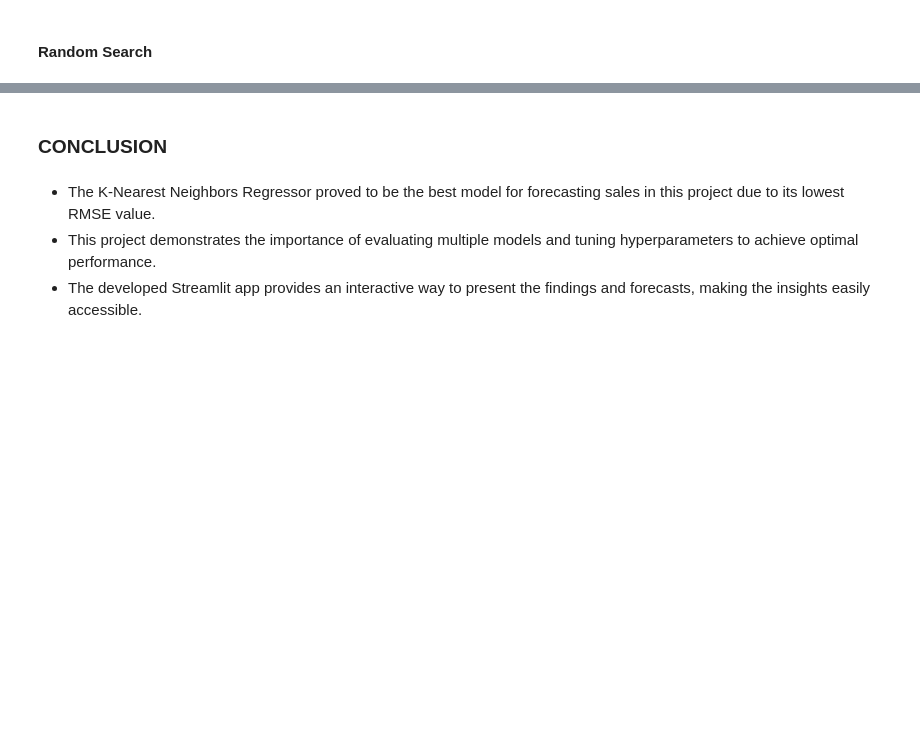
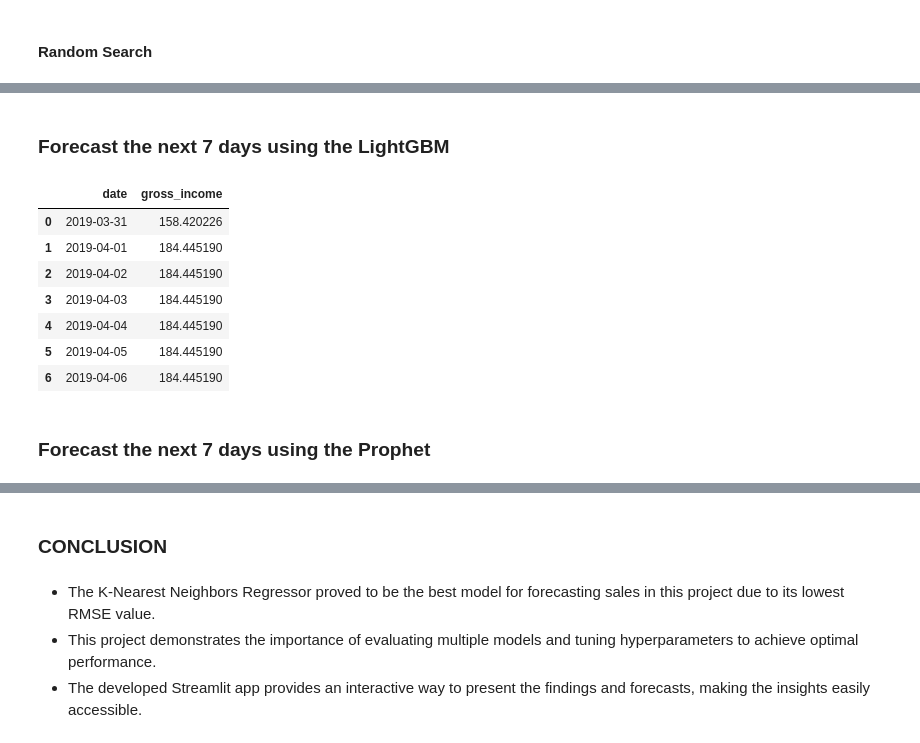
Before and after one commit to MustafaAldabbas/Machine_learning_superMarket, a Jupyter notebook: Notebook/Natalia.ipynb, the cells around one changed output, grey strips where cells are left out. Cells and saved outputs as stored; diff of their text form; code cells hidden in the pictures; blank space fills up the shorter version.

```diff
--- a/Notebook/Natalia.ipynb
+++ b/Notebook/Natalia.ipynb
@@ -464,0 +637,24 @@ Error:
+# %% [markdown]
+### Forecast the next 7 days using the LightGBM
+# %%
+last_date = gross_income_by_date['date'].max()
+forecast_dates = pd.date_range(start=last_date, periods=8, inclusive='right')
+forecast_features = pd.DataFrame({
+    'date': forecast_dates,
+    'year': forecast_dates.year,
+    'month': forecast_dates.month,
+    'day': forecast_dates.day
+})
+forecast_features['gross_income'] = lgb_model.predict(forecast_features[['year', 'month', 'day']])
+forecast_features[['date', 'gross_income']]
+# %% [output]
+|  | date | gross_income |
+| 0 | 2019-03-31 | 158.420226 |
+| 1 | 2019-04-01 | 184.445190 |
+| 2 | 2019-04-02 | 184.445190 |
+| 3 | 2019-04-03 | 184.445190 |
+| 4 | 2019-04-04 | 184.445190 |
+| 5 | 2019-04-05 | 184.445190 |
+| 6 | 2019-04-06 | 184.445190 |
+# %% [markdown]
+### Forecast the next 7 days using the Prophet
```
Also changed, not shown: parts of 34 cells of this notebook, 6 other files.
